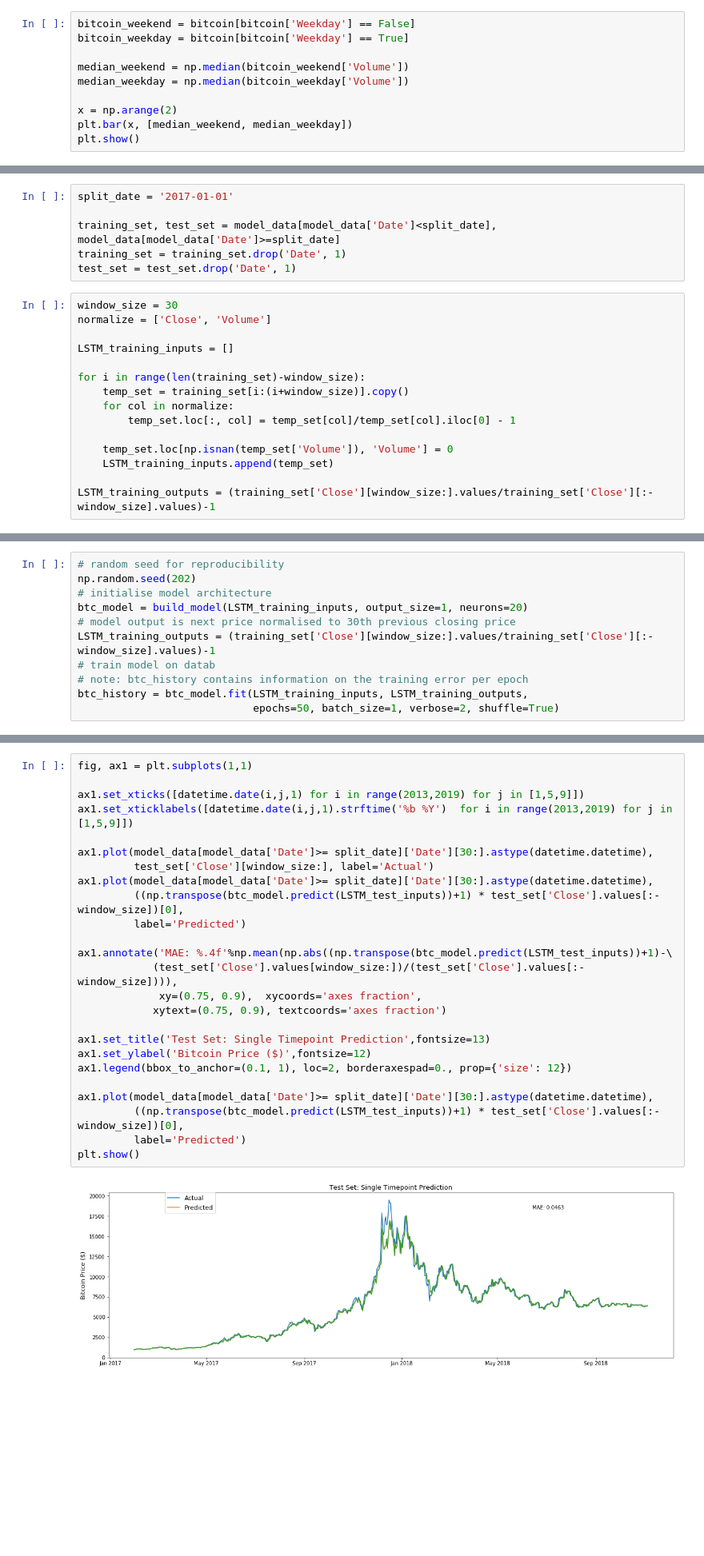
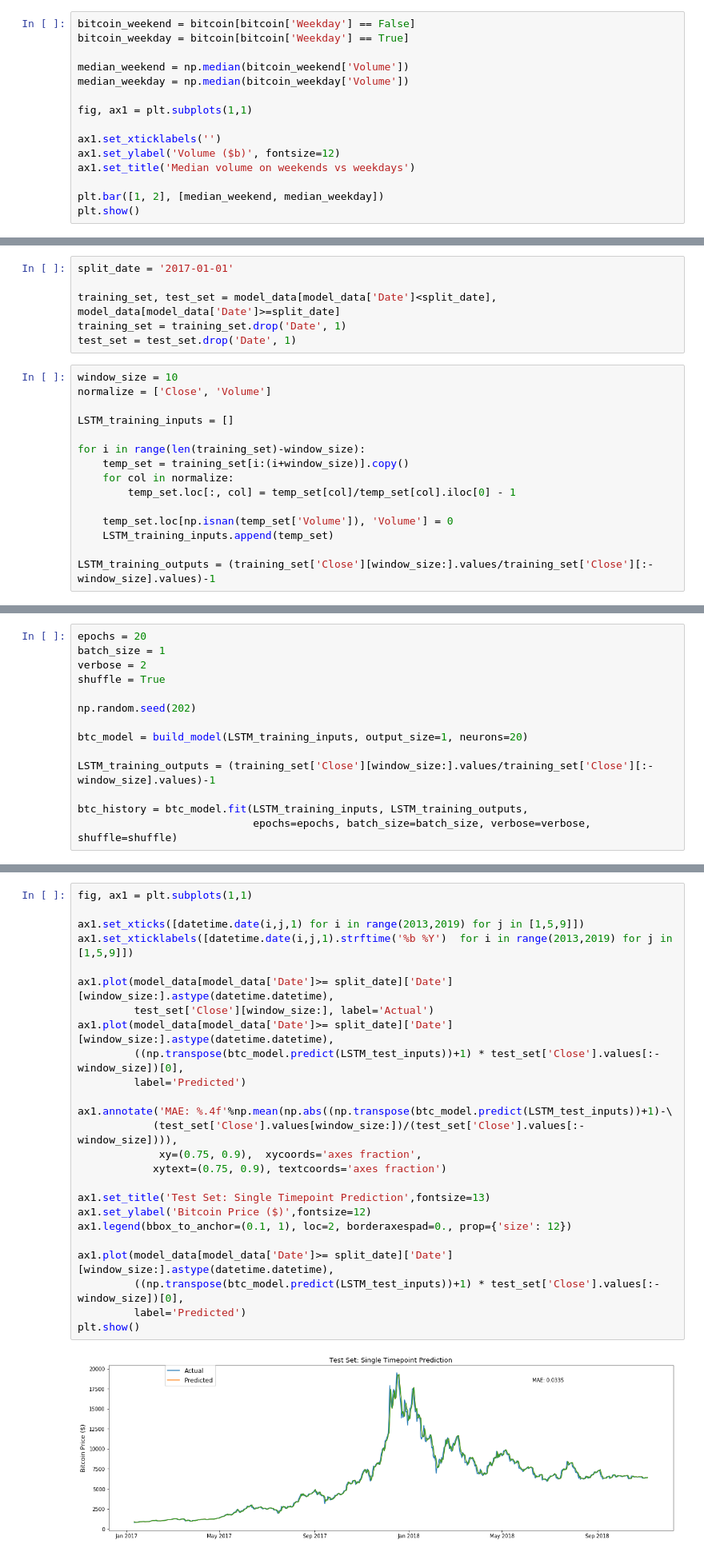
Before and after one commit to laurogripa/notebooks, a Jupyter notebook: crypto/notebooks/using_our_datasets.ipynb, the cells around one changed output, grey strips where cells are left out. Shown at 80% size. Drawn from its saved outputs; the diff is of its cells as text; blank space fills up the shorter version.

```diff
--- a/crypto/notebooks/using_our_datasets.ipynb
+++ b/crypto/notebooks/using_our_datasets.ipynb
@@ -42,7 +45,12 @@ bitcoin_weekday = bitcoin[bitcoin['Weekday'] == True]
 median_weekend = np.median(bitcoin_weekend['Volume'])
 median_weekday = np.median(bitcoin_weekday['Volume'])
 
-x = np.arange(2)
-plt.bar(x, [median_weekend, median_weekday])
+fig, ax1 = plt.subplots(1,1)
+
+ax1.set_xticklabels('')
+ax1.set_ylabel('Volume ($b)', fontsize=12)
+ax1.set_title('Median volume on weekends vs weekdays')
+
+plt.bar([1, 2], [median_weekend, median_weekday])
 plt.show()
 # %% [output]
@@ -129,7 +134,7 @@ training_set, test_set = model_data[model_data['Date']<split_date], model_data[m
 training_set = training_set.drop('Date', 1)
 test_set = test_set.drop('Date', 1)
 # %%
-window_size = 30
+window_size = 10
 normalize = ['Close', 'Volume']
 
 LSTM_training_inputs = []
@@ -183,14 +186,17 @@ def build_model(inputs, output_size, neurons, activ_func="linear",
 # %% [output]
 Using TensorFlow backend.
 # %%
-# random seed for reproducibility
+epochs = 20
+batch_size = 1
+verbose = 2
+shuffle = True
+
 np.random.seed(202)
-# initialise model architecture
+
 btc_model = build_model(LSTM_training_inputs, output_size=1, neurons=20)
-# model output is next price normalised to 30th previous closing price
+
 LSTM_training_outputs = (training_set['Close'][window_size:].values/training_set['Close'][:-window_size].values)-1
-# train model on datab
-# note: btc_history contains information on the training error per epoch
+
 btc_history = btc_model.fit(LSTM_training_inputs, LSTM_training_outputs,
-                            epochs=50, batch_size=1, verbose=2, shuffle=True)
+                            epochs=epochs, batch_size=batch_size, verbose=verbose, shuffle=shuffle)
 # %% [output]
@@ -263,27 +267,27 @@ plt.show()
 # %%
 fig, ax1 = plt.subplots(1,1)
 
 ax1.set_xticks([datetime.date(i,j,1) for i in range(2013,2019) for j in [1,5,9]])
 ax1.set_xticklabels([datetime.date(i,j,1).strftime('%b %Y')  for i in range(2013,2019) for j in [1,5,9]])
 
-ax1.plot(model_data[model_data['Date']>= split_date]['Date'][30:].astype(datetime.datetime),
+ax1.plot(model_data[model_data['Date']>= split_date]['Date'][window_size:].astype(datetime.datetime),
          test_set['Close'][window_size:], label='Actual')
-ax1.plot(model_data[model_data['Date']>= split_date]['Date'][30:].astype(datetime.datetime),
+ax1.plot(model_data[model_data['Date']>= split_date]['Date'][window_size:].astype(datetime.datetime),
          ((np.transpose(btc_model.predict(LSTM_test_inputs))+1) * test_set['Close'].values[:-window_size])[0],
          label='Predicted')
 
 ax1.annotate('MAE: %.4f'%np.mean(np.abs((np.transpose(btc_model.predict(LSTM_test_inputs))+1)-\
             (test_set['Close'].values[window_size:])/(test_set['Close'].values[:-window_size]))),
              xy=(0.75, 0.9),  xycoords='axes fraction',
             xytext=(0.75, 0.9), textcoords='axes fraction')
 
 ax1.set_title('Test Set: Single Timepoint Prediction',fontsize=13)
 ax1.set_ylabel('Bitcoin Price ($)',fontsize=12)
 ax1.legend(bbox_to_anchor=(0.1, 1), loc=2, borderaxespad=0., prop={'size': 12})
 
-ax1.plot(model_data[model_data['Date']>= split_date]['Date'][30:].astype(datetime.datetime),
+ax1.plot(model_data[model_data['Date']>= split_date]['Date'][window_size:].astype(datetime.datetime),
          ((np.transpose(btc_model.predict(LSTM_test_inputs))+1) * test_set['Close'].values[:-window_size])[0],
          label='Predicted')
 plt.show()
 # %% [output]
-[figure, old version]
+[figure, new version]
```
Also changed, not shown: parts of 14 cells of this notebook.
